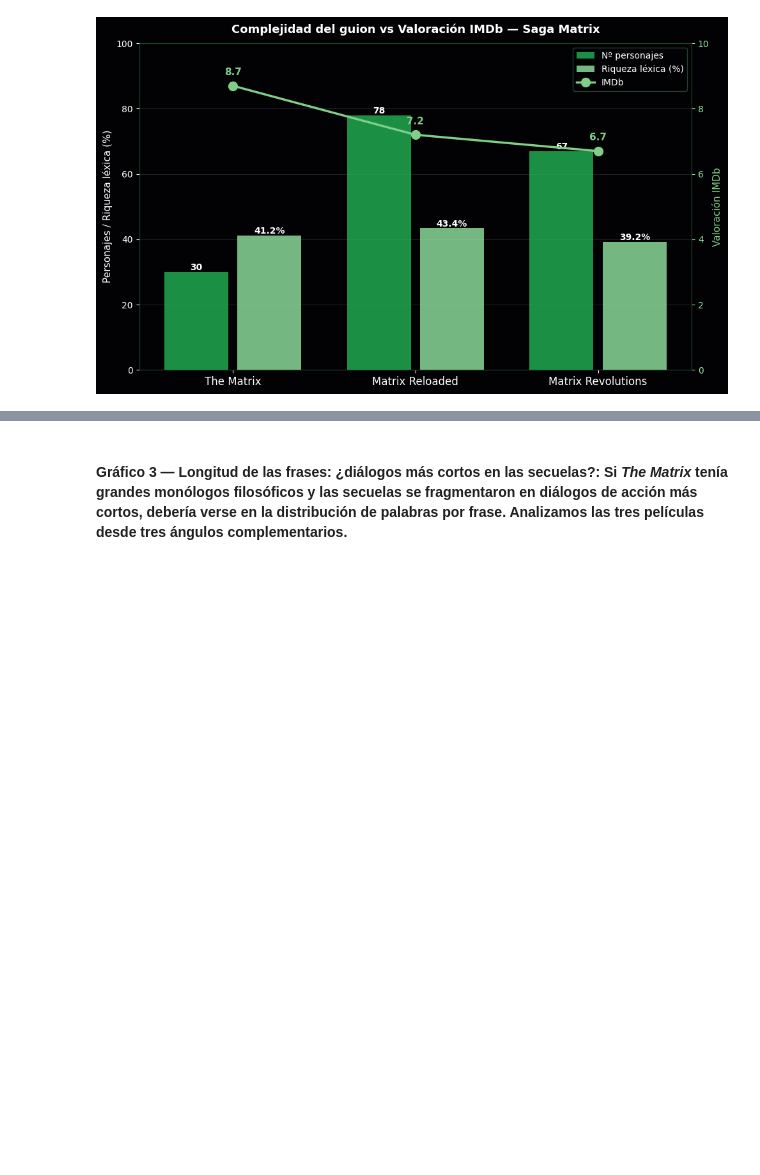
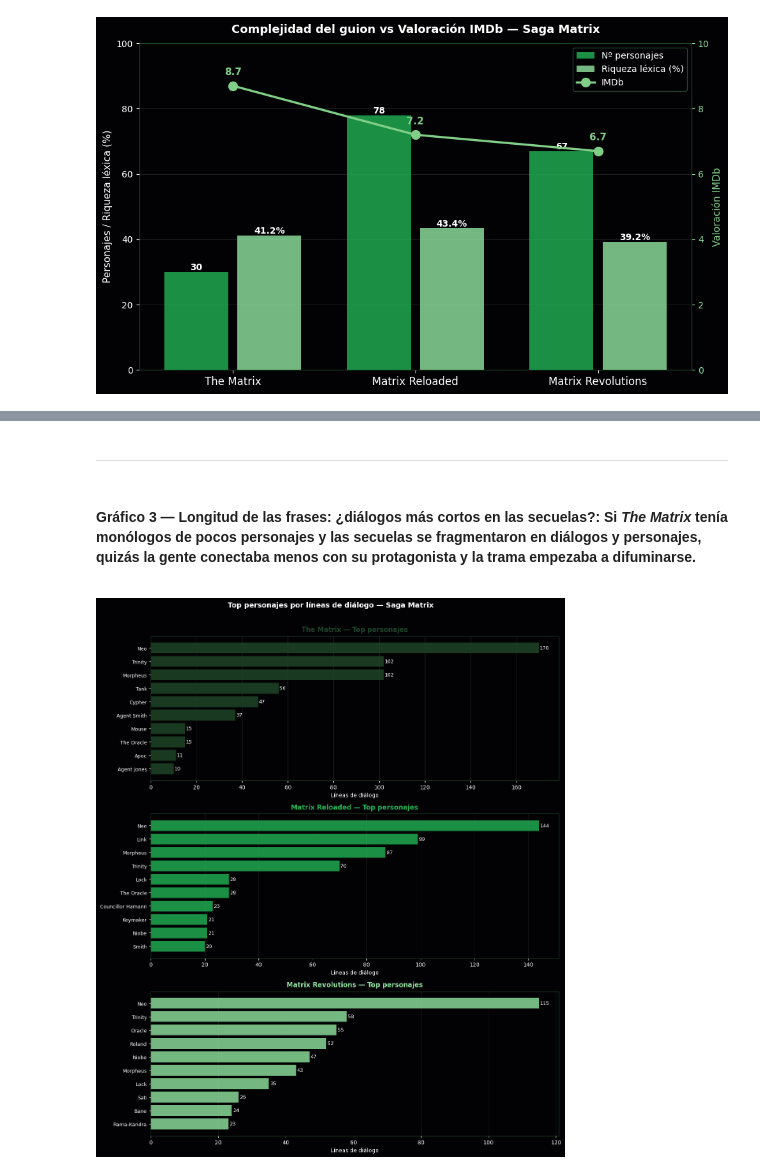
Before and after one commit to RobertoCantero82/EDA_matrix_decodificada, a Jupyter notebook: src/memoria.ipynb, the cells around one changed output, grey strips where cells are left out. Saved outputs shown, nothing was run; the diff lists cells and outputs as text; code cells hidden in the pictures; blank space fills up the shorter version.

```diff
--- a/src/memoria.ipynb
+++ b/src/memoria.ipynb
@@ -1172,2 +1296,34 @@ plt.savefig(os.path.join(OUTPUT_DIR, 'complejidad_imdb.png'), dpi=150,
+# %% [markdown]
+<hr style="border: 1px solid #22b455;">
 # %% [markdown]
-#### Gráfico 3 — Longitud de las frases: ¿diálogos más cortos en las secuelas?: Si _The Matrix_ tenía grandes monólogos filosóficos y las secuelas se fragmentaron en diálogos de acción más cortos, debería verse en la distribución de palabras por frase. Analizamos las tres películas desde tres ángulos complementarios.
+<div style="font-family: 'Courier New', monospace;">
+
+<h4>Gráfico 3 — <strong>Longitud de las frases: ¿diálogos más cortos en las secuelas?</strong>: Si <em>The Matrix</em> tenía monólogos de pocos personajes y las secuelas se fragmentaron en diálogos y personajes, quizás la gente conectaba menos con su protagonista y la trama empezaba a difuminarse.</h4>
+
+</div>
+# %%
+fig, axes = plt.subplots(3, 1, figsize=(12, 14))
+fig.patch.set_facecolor('#020204')
+
+for ax, top, pelicula, color in zip(axes, [top1, top2, top3], ['The Matrix','Matrix Reloaded','Matrix Revolutions'], ['#204829','#22b455','#92e5a1']):
+    ax.set_facecolor('#020204')
+    labels = top.index.tolist()
+    vals = top.values
+    bars = ax.barh(list(range(len(top))), vals, color=color, alpha=0.80, zorder=3)
+    for bar, val in zip(bars, vals):
+        ax.text(val + 0.3, bar.get_y() + bar.get_height()/2, str(val), va='center', fontsize=9, color='white')
+    ax.set_yticks(list(range(len(top))))
+    ax.set_yticklabels(labels, fontsize=9, color='white')
+    ax.set_xlabel('Líneas de diálogo', fontsize=10, color='white')
+    ax.set_title(f'{pelicula} — Top personajes', fontsize=12, fontweight='bold', color=color, pad=8)
+    ax.tick_params(colors='white')
+    ax.spines[:].set_color('#204829')
+    ax.grid(True, axis='x', alpha=0.10, color='white')
+
+fig.suptitle('Top personajes por líneas de diálogo — Saga Matrix',
+             fontsize=13, fontweight='bold', color='white', y=1.01)
+plt.tight_layout()
+plt.savefig(os.path.join(OUTPUT_DIR, 'personajes_dialogo.png'), dpi=150, bbox_inches='tight', facecolor='#020204')
+plt.show()
+# %% [output]
+[figure, added]
```
Also changed, not shown: parts of 96 cells of this notebook, 45 other files.
